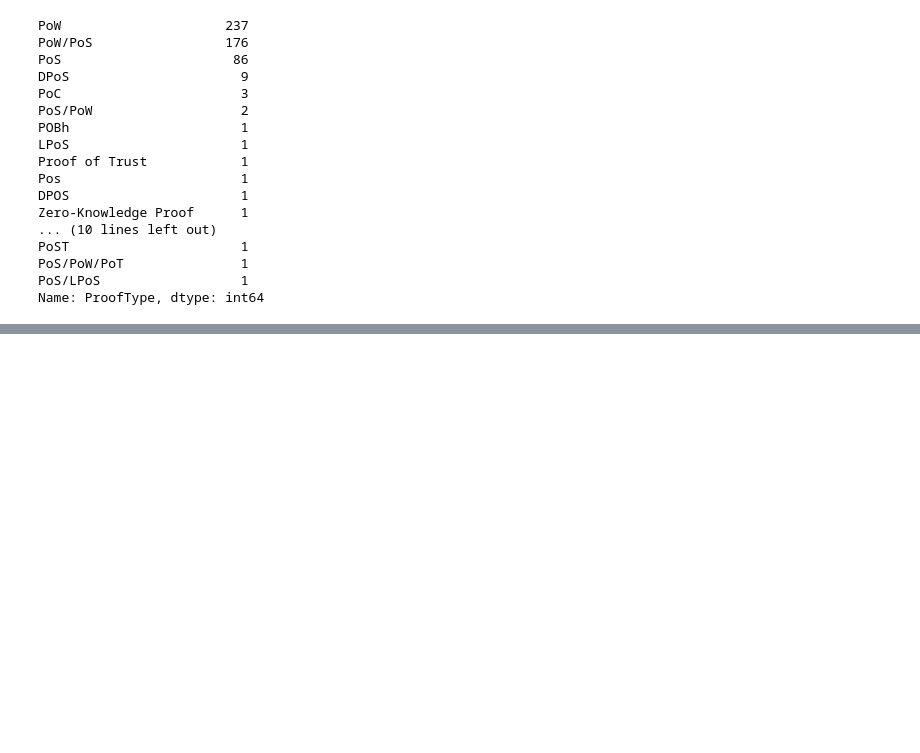
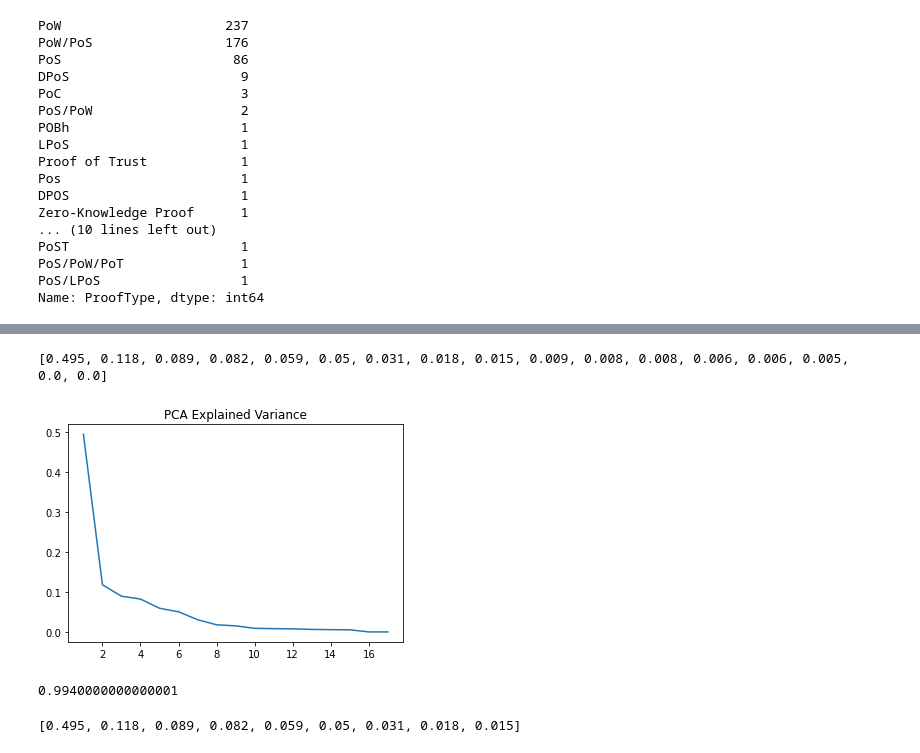
Before and after one commit to boojaado/Unsupervised-Machine-Learning, a Jupyter notebook: Submissions/Unsupervised Learning.ipynb, the cells around one changed output, grey strips where cells are left out. Saved outputs shown, nothing was run; the diff lists cells and outputs as text; code cells hidden in the pictures; blank space fills up the shorter version.

```diff
--- a/Submissions/Unsupervised Learning.ipynb
+++ b/Submissions/Unsupervised Learning.ipynb
@@ -296,0 +369,23 @@ type_replace[0:10]
+# %%
+# Initialize PCA model
+pca = PCA(n_components=len(df_train.columns))
+pca.fit(df_train)
+
+print([round(x, 3) for x in pca.explained_variance_ratio_])
+plt.plot(range(1,len(df_train.columns)+1), pca.explained_variance_ratio_)
+plt.title("PCA Explained Variance")
+plt.show()
+# %% [output]
+[0.495, 0.118, 0.089, 0.082, 0.059, 0.05, 0.031, 0.018, 0.015, 0.009, 0.008, 0.008, 0.006, 0.006, 0.005, 0.0, 0.0]
+[figure, added]
+# %%
+sum([0.495, 0.118, 0.089, 0.082, 0.059, 0.05, 0.031, 0.018, 0.015, 0.009, 0.008, 0.008, 0.006, 0.006])
+# %% [output]
+0.9940000000000001
+# %%
+pca = PCA(n_components=0.95)
+pca.fit(df_train)
+
+print([round(x, 3) for x in pca.explained_variance_ratio_])
+# %% [output]
+[0.495, 0.118, 0.089, 0.082, 0.059, 0.05, 0.031, 0.018, 0.015]
```
Also changed, not shown: parts of 19 cells of this notebook.
